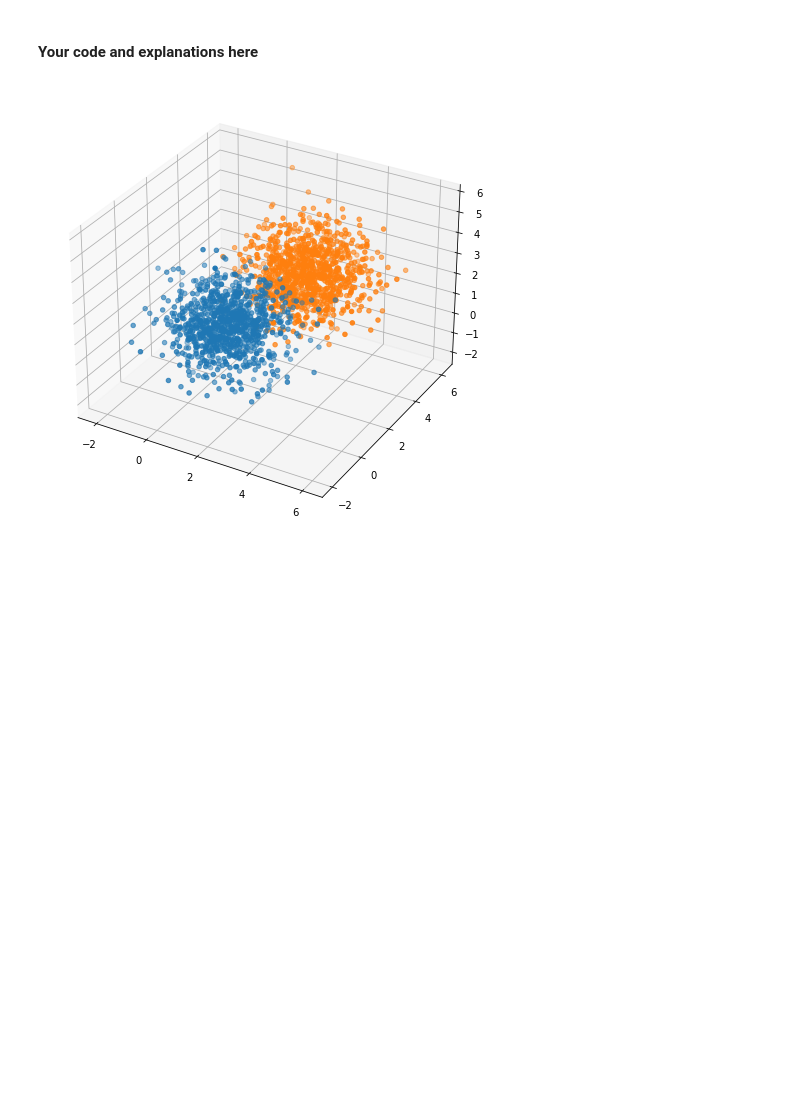
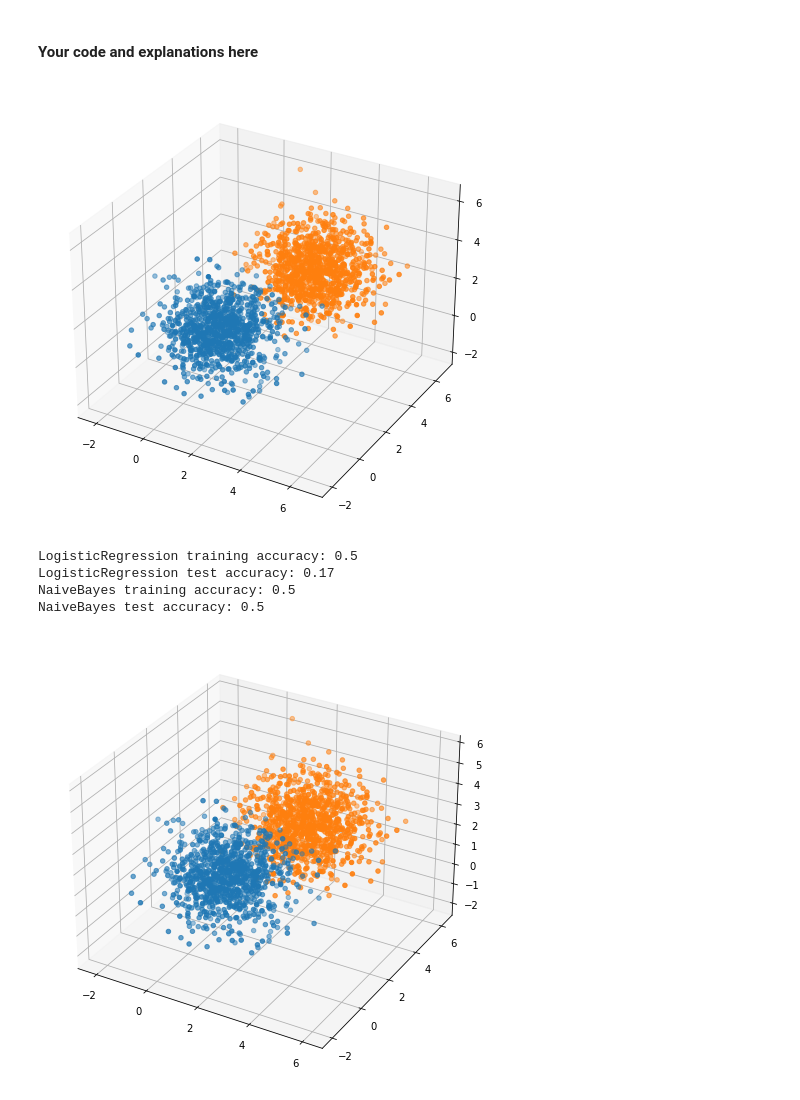
Before and after one commit to BDR2939/ML-from-Data, a Jupyter notebook: HW4/hw4_319238119_207576463.ipynb, the cells around one changed output. Cells and saved outputs as stored; diff of their text form; code cells hidden in the pictures; blank space fills up the shorter version.

```diff
--- a/HW4/hw4_319238119_207576463.ipynb
+++ b/HW4/hw4_319238119_207576463.ipynb
@@ -708,7 +708,42 @@ from scipy.stats import multivariate_normal
 from scipy.stats import multivariate_normal
 
 def multivariate_normal_samples(dimension, mean_value, samples):
-    return multivariate_normal.rvs(mean=np.full(dimension, mean_value), cov=np.identity(d), size=samples)
+    return multivariate_normal.rvs(mean=np.full(dimension, mean_value), cov=np.identity(dimension), size=samples)
+# %%
+G1, G2 = multivariate_normal_samples(dimension=3, mean_value=1, samples=1000), multivariate_normal_samples(dimension=3, mean_value=3.5, samples=1000)
+
+fig, ax = plt.subplots(subplot_kw={"projection": "3d"})
+ax.scatter(G1[:,0], G1[:,1], G1[:,2])
+ax.scatter(G2[:,0], G2[:,1], G2[:,2])
+plt.show()
+# %% [output]
+[figure, added]
+# %%
+training_set = np.concatenate((np.c_[G1, np.zeros(G1.shape[0])], np.c_[G1, np.ones(G1.shape[0])]))
+
+G1_test, G2_test = multivariate_normal_samples(dimension=3, mean_value=1, samples=250), multivariate_normal_samples(dimension=3, mean_value=3.5, samples=250)
+test_set = np.concatenate((np.c_[G1_test, np.zeros(G1_test.shape[0])], np.c_[G2_test, np.ones(G2_test.shape[0])]))
+
+lr_model = LogisticRegressionGD(eta=best_eta, eps=best_eps)
+lr_model.fit(X=training_set[:,0:3], y=training_set[:,3])
+y_predicted_lr_model_training = lr_model.predict(training_set[:,0:3])
+y_predicted_lr_model_test = lr_model.predict(test_set[:,0:3])
+
+print(f'LogisticRegression training accuracy: {calc_accuracy(y_predicted_lr_model_training, training_set[:,3])}')
+print(f'LogisticRegression test accuracy: {calc_accuracy(y_predicted_lr_model_test, test_set[:,3])}')
+
+nb_model = NaiveBayesGaussian(k=1)
+nb_model.fit(X=training_set[:,0:3], y=training_set[:,3])
+y_predicted_nb_model_training = nb_model.predict(training_set[:,0:3])
+y_predicted_nb_model_test = nb_model.predict(test_set[:,0:3])
+
+print(f'NaiveBayes training accuracy: {calc_accuracy(y_predicted_nb_model_training, training_set[:,3])}')
+print(f'NaiveBayes test accuracy: {calc_accuracy(y_predicted_nb_model_test, test_set[:,3])}')
+# %% [output]
+LogisticRegression training accuracy: 0.5
+LogisticRegression test accuracy: 0.17
+NaiveBayes training accuracy: 0.5
+NaiveBayes test accuracy: 0.5
 # %%
 G1, G2 = multivariate_normal_samples(dimension=3, mean_value=1, samples=1000), multivariate_normal_samples(dimension=3, mean_value=3, samples=1000)
 
```
